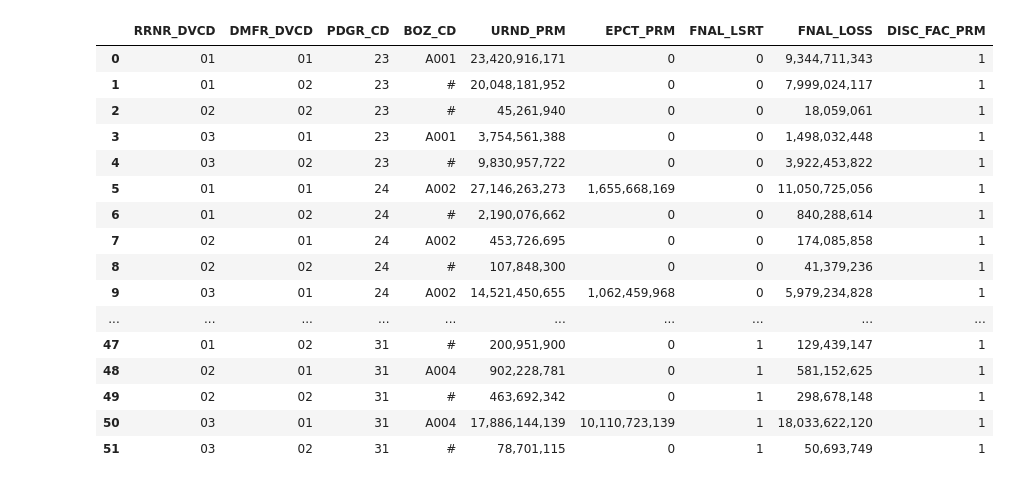
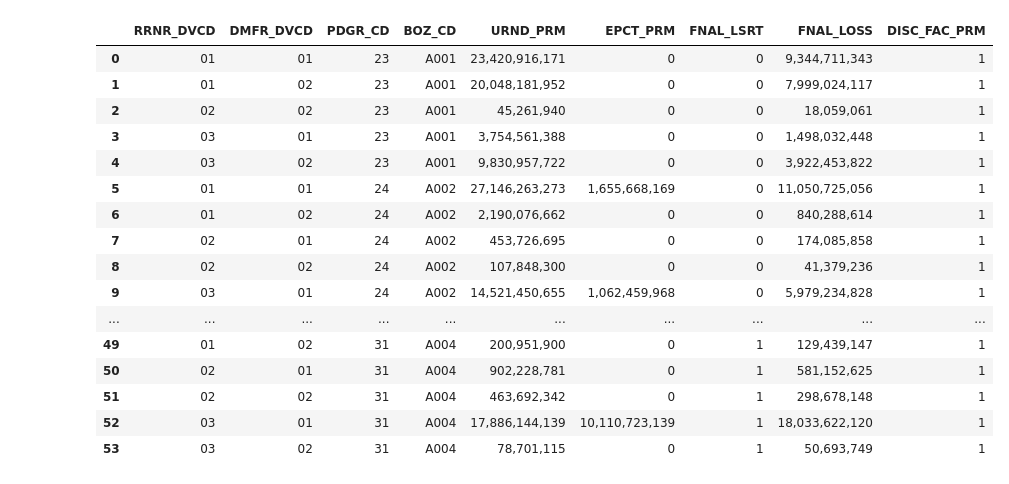
Before and after one commit to lee3jjang/qis4, a Jupyter notebook: 현행추정부채_일반.ipynb, the cells around one changed output. Cells and saved outputs as stored; diff of their text form; code cells hidden in the pictures.

```diff
--- a/현행추정부채_일반.ipynb
+++ b/현행추정부채_일반.ipynb
@@ -132,7 +132,14 @@ FILE_PATH = Path('./data/현행추정부채_일반')
 일반_직전3년보험금손조비_가공 = pd.concat([일반_원수_직전3년보험금손조비_가공, 일반_출재_직전3년보험금손조비_가공], axis=0).reset_index(drop=True)
 # %%
 # 가정산출
+## 최종손해율
+### 8개 상품군(화재, 기술, 근재, 책임, 종합, 상해, 기타, 해상) 가정 사용
+일반_최종손해율 = 일반_최종손해율.loc[lambda x: x['PDGR_CD'].isin(['23', '24', '25', '26', '27', '28', '29', '31'])]
+
 ## 손해조사비율
+### 1. 원수+수재, 출재로 그룹핑
+### 2. PDGR_CD 단위로 그룹핑
+### 3. 해외의 경우 PDGR_CD 구분없이 산출
 일반_손해조사비율 = 일반_직전3년보험금손조비_가공.copy()
 일반_손해조사비율.loc[lambda x: x['RRNR_DVCD'].isin(['01', '02']), 'RRNR_DVCD'] = '04'
 일반_손해조사비율.loc[lambda x: x['DMFR_DVCD']=='02', 'PDGR_CD'] = '#'
@@ -140,10 +147,12 @@ FILE_PATH = Path('./data/현행추정부채_일반')
         .eval('LAE_RATIO = DAG_IVMT/PYN_BNF') \
         .reset_index() \
         .drop(['DAG_IVMT', 'PYN_BNF'], axis=1)
-일반_손해조사비율
-# 일반_원수_손해조사비율 = 일반_손해조사비율.loc[lambda x: x['RRNR_DVCD'] == '04'].copy().assign(RRNR_DVCD = '01')
-# 일반_수재_손해조사비율 = 일반_손해조사비율.loc[lambda x: x['RRNR_DVCD'] == '04'].copy().assign(RRNR_DVCD = '02')
-# 일반_출재_손해조사비율 = 일반_손해조사비율.query('RRNR_DVCD == "03"').copy()
-# 일반_손해조사비율 = pd.concat([일반_원수_손해조사비율, 일반_수재_손해조사비율, 일반_출재_손해조사비율]).reset_index(drop=True)
+일반_손해조사비율_국내 = 일반_손해조사비율.loc[lambda x: x['DMFR_DVCD']=='01']
+일반_손해조사비율_해외 = pd.concat([일반_손해조사비율.loc[lambda x: x['DMFR_DVCD']=='02'].copy().assign(PDGR_CD = pdgr_cd) for pdgr_cd in ['23', '24', '25', '26', '27', '28', '29', '31']])
+일반_손해조사비율 = pd.concat([일반_손해조사비율_국내, 일반_손해조사비율_해외], axis=0)
+일반_원수_손해조사비율 = 일반_손해조사비율.loc[lambda x: x['RRNR_DVCD'] == '04'].copy().assign(RRNR_DVCD = '01')
+일반_수재_손해조사비율 = 일반_손해조사비율.loc[lambda x: x['RRNR_DVCD'] == '04'].copy().assign(RRNR_DVCD = '02')
+일반_출재_손해조사비율 = 일반_손해조사비율.query('RRNR_DVCD == "03"').copy()
+일반_손해조사비율 = pd.concat([일반_원수_손해조사비율, 일반_수재_손해조사비율, 일반_출재_손해조사비율]).reset_index(drop=True)
 # %% [output]
 |  | RRNR_DVCD | DMFR_DVCD | PDGR_CD | LAE_RATIO |
@@ -166,49 +175,48 @@ FILE_PATH = Path('./data/현행추정부채_일반')
 # %%
 # 데이터 집계
 ## 미경과보험료
 일반_미경과보험료_집계 = 일반_미경과보험료_가공.copy()
 # 일반_미경과보험료_집계.loc[lambda x: x['RRNR_DVCD'].isin(['01', '02']), 'RRNR_DVCD'] = '04'
-일반_미경과보험료_집계.loc[lambda x: x['DMFR_DVCD'] == '02', 'BOZ_CD'] = '#'
+# 일반_미경과보험료_집계.loc[lambda x: x['DMFR_DVCD'] == '02', 'BOZ_CD'] = '#'
 일반_미경과보험료_집계 = 일반_미경과보험료_집계.groupby(['RRNR_DVCD', 'DMFR_DVCD', 'PDGR_CD', 'BOZ_CD'])['URND_PRM'].sum().reset_index()
 
 ## 예정보험료
 일반_예정보험료_집계 = 일반_예정보험료_가공.copy()
 # 일반_예정보험료_집계.loc[lambda x: x['RRNR_DVCD'].isin(['01', '02']), 'RRNR_DVCD'] = '04'
-일반_예정보험료_집계.loc[lambda x: x['DMFR_DVCD'] == '02', 'BOZ_CD'] = '#'
+# 일반_예정보험료_집계.loc[lambda x: x['DMFR_DVCD'] == '02', 'BOZ_CD'] = '#'
 일반_예정보험료_집계 = 일반_예정보험료_집계.groupby(['RRNR_DVCD', 'DMFR_DVCD', 'PDGR_CD', 'BOZ_CD'])['EPCT_PRM'].sum().reset_index()
 
 ## 보험료익스포져
 일반_보험료익스포져 = 일반_미경과보험료_집계.merge(일반_예정보험료_집계, on=['RRNR_DVCD', 'DMFR_DVCD', 'PDGR_CD', 'BOZ_CD'], how='outer') \
-        .assign(URND_PRM = lambda x수 x['URND_PRM'].fillna(0).astype(float)) \
+        .assign(URND_PRM = lambda x: x['URND_PRM'].fillna(0).astype(float)) \
         .assign(EPCT_PRM = lambda x: x['EPCT_PRM'].fillna(0).astype(float))
-
 
 ## 할인요소
 일반_할인요소 = get_disc_factor_all(일반_보험금진전추이, 할인율.query('KICS_SCEN_NO == 1'))
 
 ## 보험료부채
 일반_보험료부채 = 일반_보험료익스포져 \
         .merge(일반_최종손해율, on=['RRNR_DVCD', 'PDGR_CD']) \
         .eval('FNAL_LOSS = (URND_PRM+EPCT_PRM)*FNAL_LSRT') \
         .merge(일반_할인요소[['PDGR_CD', 'DISC_FAC_PRM']], on=['PDGR_CD'])
 일반_보험료부채
 # %% [output]
 |  | RRNR_DVCD | DMFR_DVCD | PDGR_CD | BOZ_CD | URND_PRM | EPCT_PRM | FNAL_LSRT | FNAL_LOSS | DISC_FAC_PRM |
 | 0 | 01 | 01 | 23 | A001 | 23,420,916,171 | 0 | 0 | 9,344,711,343 | 1 |
-| 1 | 01 | 02 | 23 | # | 20,048,181,952 | 0 | 0 | 7,999,024,117 | 1 |
-| 2 | 02 | 02 | 23 | # | 45,261,940 | 0 | 0 | 18,059,061 | 1 |
+| 1 | 01 | 02 | 23 | A001 | 20,048,181,952 | 0 | 0 | 7,999,024,117 | 1 |
+| 2 | 02 | 02 | 23 | A001 | 45,261,940 | 0 | 0 | 18,059,061 | 1 |
 | 3 | 03 | 01 | 23 | A001 | 3,754,561,388 | 0 | 0 | 1,498,032,448 | 1 |
-| 4 | 03 | 02 | 23 | # | 9,830,957,722 | 0 | 0 | 3,922,453,822 | 1 |
+| 4 | 03 | 02 | 23 | A001 | 9,830,957,722 | 0 | 0 | 3,922,453,822 | 1 |
 | 5 | 01 | 01 | 24 | A002 | 27,146,263,273 | 1,655,668,169 | 0 | 11,050,725,056 | 1 |
-| 6 | 01 | 02 | 24 | # | 2,190,076,662 | 0 | 0 | 840,288,614 | 1 |
+| 6 | 01 | 02 | 24 | A002 | 2,190,076,662 | 0 | 0 | 840,288,614 | 1 |
 | 7 | 02 | 01 | 24 | A002 | 453,726,695 | 0 | 0 | 174,085,858 | 1 |
-| 8 | 02 | 02 | 24 | # | 107,848,300 | 0 | 0 | 41,379,236 | 1 |
+| 8 | 02 | 02 | 24 | A002 | 107,848,300 | 0 | 0 | 41,379,236 | 1 |
 | 9 | 03 | 01 | 24 | A002 | 14,521,450,655 | 1,062,459,968 | 0 | 5,979,234,828 | 1 |
 | ... | ... | ... | ... | ... | ... | ... | ... | ... | ... |
-| 47 | 01 | 02 | 31 | # | 200,951,900 | 0 | 1 | 129,439,147 | 1 |
-| 48 | 02 | 01 | 31 | A004 | 902,228,781 | 0 | 1 | 581,152,625 | 1 |
-| 49 | 02 | 02 | 31 | # | 463,692,342 | 0 | 1 | 298,678,148 | 1 |
-| 50 | 03 | 01 | 31 | A004 | 17,886,144,139 | 10,110,723,139 | 1 | 18,033,622,120 | 1 |
-| 51 | 03 | 02 | 31 | # | 78,701,115 | 0 | 1 | 50,693,749 | 1 |
+| 49 | 01 | 02 | 31 | A004 | 200,951,900 | 0 | 1 | 129,439,147 | 1 |
+| 50 | 02 | 01 | 31 | A004 | 902,228,781 | 0 | 1 | 581,152,625 | 1 |
+| 51 | 02 | 02 | 31 | A004 | 463,692,342 | 0 | 1 | 298,678,148 | 1 |
+| 52 | 03 | 01 | 31 | A004 | 17,886,144,139 | 10,110,723,139 | 1 | 18,033,622,120 | 1 |
+| 53 | 03 | 02 | 31 | A004 | 78,701,115 | 0 | 1 | 50,693,749 | 1 |
 # %%
 # 데이터 내보내기
```
Also changed, not shown: parts of 1 cell of this notebook.
